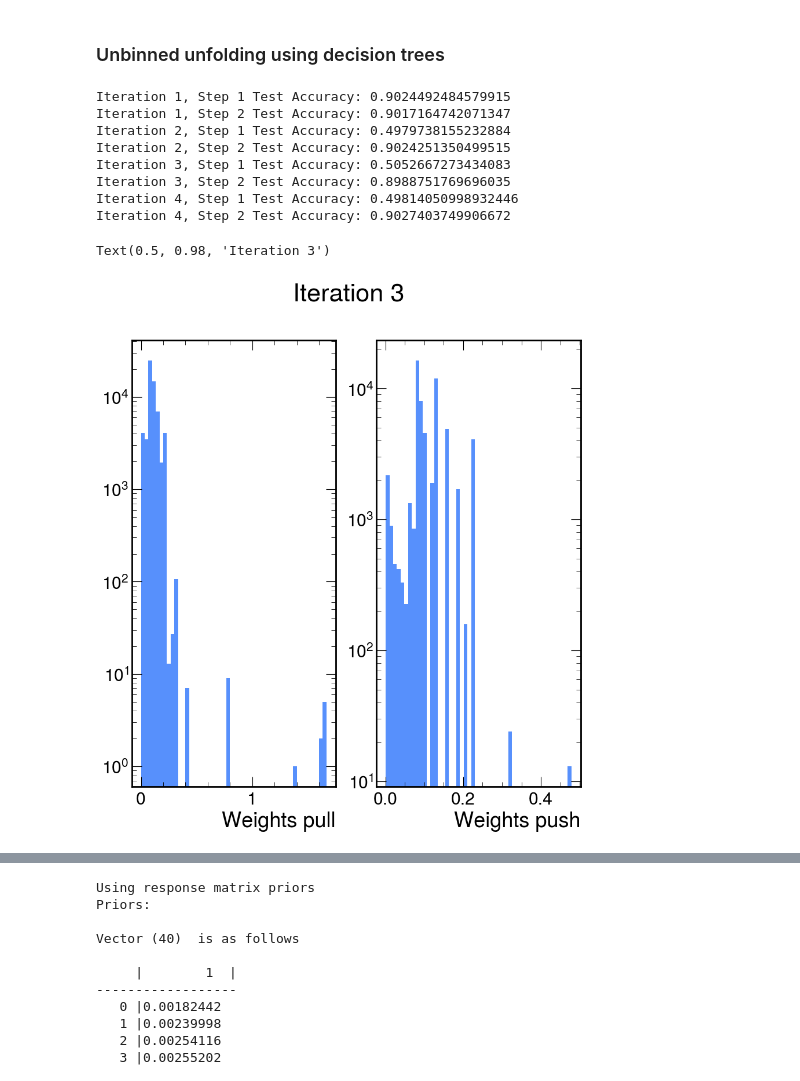
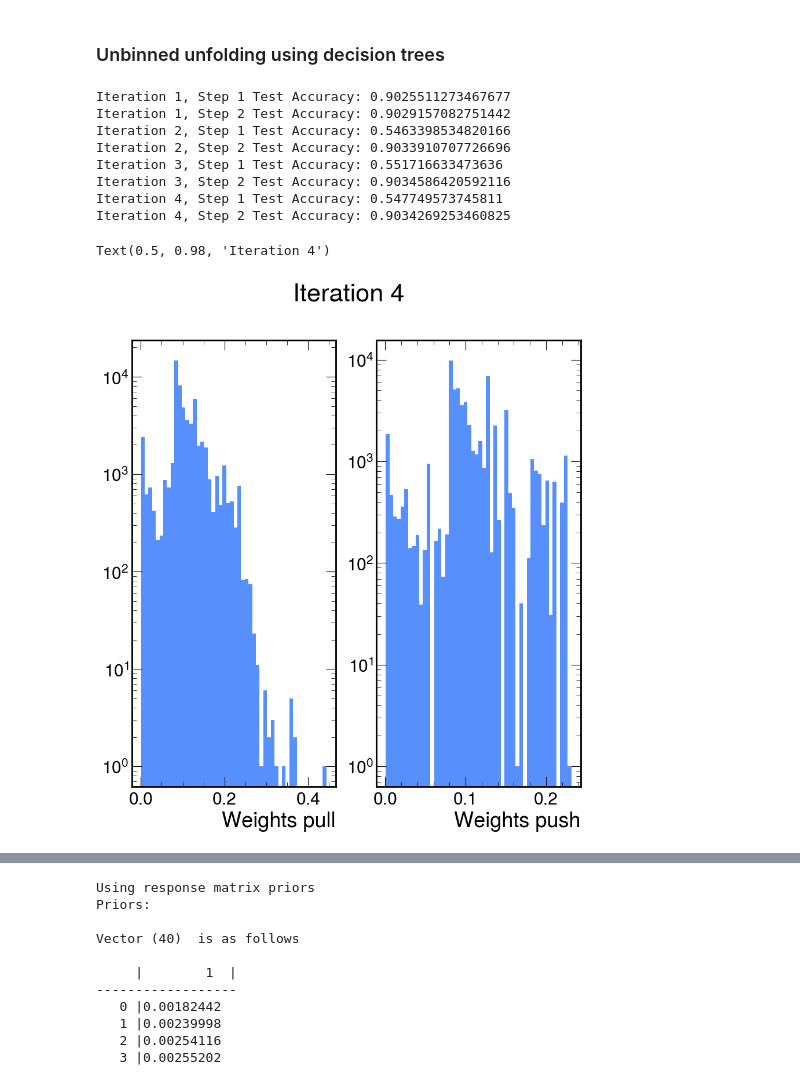
Before and after one commit to rymilton/unfolding, a Jupyter notebook: omnifold_decisiontrees.ipynb, the cells around one changed output, grey strips where cells are left out. Saved outputs shown, nothing was run; the diff lists cells and outputs as text; code cells hidden in the pictures.

Commit message:
Swapped to boosted decision trees from regular.

```diff
--- a/omnifold_decisiontrees.ipynb
+++ b/omnifold_decisiontrees.ipynb
@@ -77,7 +77,7 @@ unbinned_measured_data = []
 true_hist     = ROOT.TH1D ("true_hist", "true_hist", MC_bins, MC_low, MC_high)
 measured_hist = ROOT.TH1D ("measured_hist", "measured_hist", sim_bins, sim_low, sim_high)
 
-for i in range(10000):
+for i in range(int(num_MC_data_points/10)):
     if smearing_function == "calo":
         xt = ROOT.gRandom.Gaus (5.0, 1.0)
     else:
@@ -119,7 +129,7 @@ num_iterations = 4
 # %% [markdown]
 ### Binned unfolding using decision trees
 # %%
-from sklearn import tree
+from sklearn.ensemble import GradientBoostingClassifier
 def reweight(events, classifier):
     class_probabilities = classifier.predict_proba(events)
     data_probability = class_probabilities[:,1]
@@ -150,12 +160,12 @@ def omnifold(response, measured_hist, num_iterations):
 
     for i in range(num_iterations):
         step1_weights = np.concatenate((weights_push, np.ones(len(measured_entries))))
-        step1_classifier = tree.DecisionTreeClassifier()
+        step1_classifier = GradientBoostingClassifier()
         step1_classifier.fit(step1_data, step1_labels, sample_weight = step1_weights)
 
         weights_pull = np.multiply(weights_push, reweight(sim_entries, step1_classifier))
         step2_weights = np.concatenate((np.ones(len(MC_entries)), weights_pull))
-        step2_classifier = tree.DecisionTreeClassifier()
+        step2_classifier = GradientBoostingClassifier()
         step2_classifier.fit(step2_data, step2_labels, sample_weight = step2_weights)
 
         weights_push = reweight(MC_entries, step2_classifier)
@@ -178,7 +188,6 @@ omnifold_MC_hist_binned = np.divide(omnifold_MC_hist_binned, efficiencies_np, ou
 # %%
 from sklearn.metrics import accuracy_score
 from sklearn.model_selection import train_test_split
-
 def omnifold_unbinned(MC_data, sim_data, measured_data, num_iterations):
     miss_mask = (~np.isnan(sim_data)) & (~np.isnan(MC_data))
 
@@ -198,35 +207,28 @@ def omnifold_unbinned(MC_data, sim_data, measured_data, num_iterations):
 
     weights_pull = np.ones(len(sim_entries))
     weights_push = np.ones(len(sim_entries))
+    weights_all_iterations = np.empty(shape=(num_iterations, 2, len(sim_entries)))
+    test_MC_data = np.empty(shape=(num_iterations, 1, ))
 
-    weights_all_iterations = np.empty(shape=(num_iterations, 2, len(sim_entries)))
     for i in range(num_iterations):
         step1_weights = np.concatenate((weights_push, np.ones(len(measured_entries))))
 
         # Training step 1 classifier
-        step1_train_data, step1_test_data, step1_train_labels, step1_test_labels, step1_train_weights, step1_test_weights = train_test_split(step1_data, step1_labels, step1_weights, test_size=0.25)
-        step1_classifier = tree.DecisionTreeClassifier(max_depth=5,
-                                                       min_samples_split=10,
-                                                       min_samples_leaf=5)
-        step1_classifier.fit(step1_train_data, step1_train_labels, sample_weight = step1_train_weights)
+        step1_classifier = GradientBoostingClassifier()
+        step1_classifier.fit(step1_data, step1_labels, sample_weight = step1_weights)
         weights_pull = np.multiply(weights_push, reweight(sim_entries, step1_classifier))
 
         # Testing step 1 classifier
-        step1_test_predictions = step1_classifier.predict(step1_test_data)
-        step1_test_accuracy = accuracy_score(step1_test_labels, step1_test_predictions, sample_weight = step1_test_weights)
+        step1_test_accuracy = step1_classifier.score(step1_data, step1_labels, sample_weight = step1_weights)
         print(f"Iteration {i+1}, Step 1 Test Accuracy: {step1_test_accuracy}")
 
         # Training step 2 classifier
         step2_weights = np.concatenate((np.ones(len(MC_entries)), weights_pull))
-        step2_train_data, step2_test_data, step2_train_labels, step2_test_labels, step2_train_weights, step2_test_weights = train_test_split(step2_data, step2_labels, step2_weights, test_size=0.25)
-        step2_classifier = tree.DecisionTreeClassifier(max_depth=5,
-                                                       min_samples_split=10,
-                                                       min_samples_leaf=5)
-        step2_classifier.fit(step2_train_data, step2_train_labels, sample_weight = step2_train_weights)
+        step2_classifier = GradientBoostingClassifier()
+        step2_classifier.fit(step2_data, step2_labels, sample_weight = step2_weights)
 
         # Testing step 2 classifier
-        step2_test_predictions = step2_classifier.predict(step2_test_data)
-        step2_test_accuracy = accuracy_score(step2_test_labels, step2_test_predictions, sample_weight = step2_test_weights)
+        step2_test_accuracy = step2_classifier.score(step2_data, step2_labels, sample_weight = step2_weights)
         print(f"Iteration {i+1}, Step 2 Test Accuracy: {step2_test_accuracy}")
 
         weights_push = reweight(MC_entries, step2_classifier)
@@ -237,28 +239,28 @@ def omnifold_unbinned(MC_data, sim_data, measured_data, num_iterations):
 # Getting weights from omnifold
 unbinned_weights, MC_entries_unbinned, sim_entries_unbinned = omnifold_unbinned(unbinned_MC_data, unbinned_sim_data, unbinned_measured_data, num_iterations)
 # %% [output]
-Iteration 1, Step 1 Test Accuracy: 0.9024492484579915
-Iteration 1, Step 2 Test Accuracy: 0.9017164742071347
-Iteration 2, Step 1 Test Accuracy: 0.4979738155232884
-Iteration 2, Step 2 Test Accuracy: 0.9024251350499515
-Iteration 3, Step 1 Test Accuracy: 0.5052667273434083
-Iteration 3, Step 2 Test Accuracy: 0.8988751769696035
-Iteration 4, Step 1 Test Accuracy: 0.49814050998932446
-Iteration 4, Step 2 Test Accuracy: 0.9027403749906672
+Iteration 1, Step 1 Test Accuracy: 0.9025511273467677
+Iteration 1, Step 2 Test Accuracy: 0.9029157082751442
+Iteration 2, Step 1 Test Accuracy: 0.5463398534820166
+Iteration 2, Step 2 Test Accuracy: 0.9033910707726696
+Iteration 3, Step 1 Test Accuracy: 0.551716633473636
+Iteration 3, Step 2 Test Accuracy: 0.9034586420592116
+Iteration 4, Step 1 Test Accuracy: 0.547749573745811
+Iteration 4, Step 2 Test Accuracy: 0.9034269253460825
 # %%
 fig, axs = plt.subplots(1, 2)
-iteration_to_plot = 3
+iteration_to_plot = num_iterations-1
 axs[0].hist(unbinned_weights[iteration_to_plot, 0], bins = 50)
 axs[0].set_xlabel("Weights pull")
 axs[0].set_yscale('log')
 
 axs[1].hist(unbinned_weights[iteration_to_plot, 1], bins = 50)
 axs[1].set_xlabel("Weights push")
 axs[1].set_yscale('log')
-fig.suptitle(f"Iteration {iteration_to_plot}")
+fig.suptitle(f"Iteration {iteration_to_plot+1}")
 # %% [output]
-Text(0.5, 0.98, 'Iteration 3')
+Text(0.5, 0.98, 'Iteration 4')
-[figure, old version]
+[figure, new version]
 # %%
 # Inspecting the unbinned unfolded results for sim and MC
 omnifold_MC_hist_unbinned, omnifold_MC_bin_edges_unbinned = np.histogram(MC_entries_unbinned.flatten(), weights = unbinned_weights[iteration_to_plot, 1], bins = MC_bins, range = [MC_low, MC_high])
```
Also changed, not shown: parts of 3 cells of this notebook.
